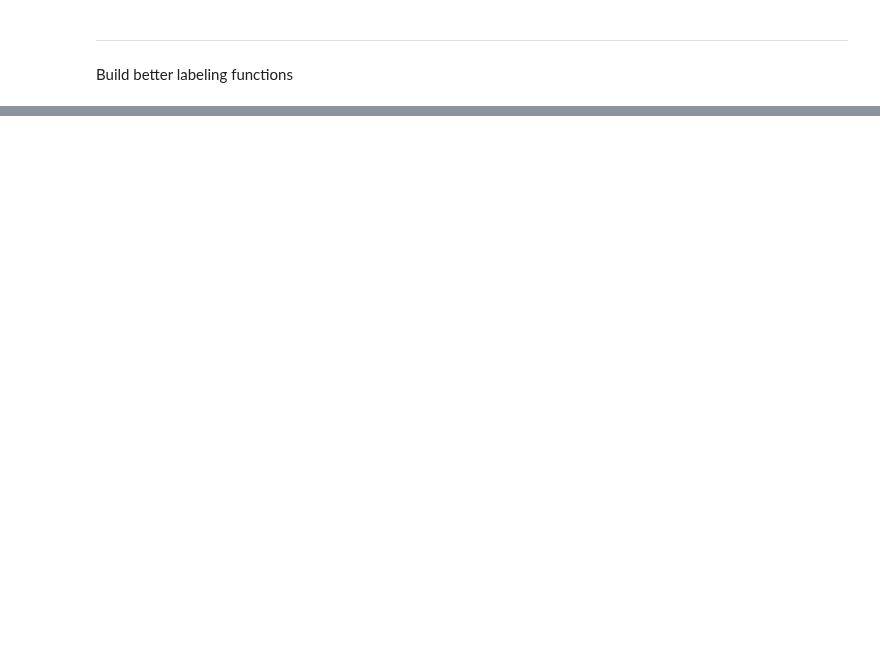
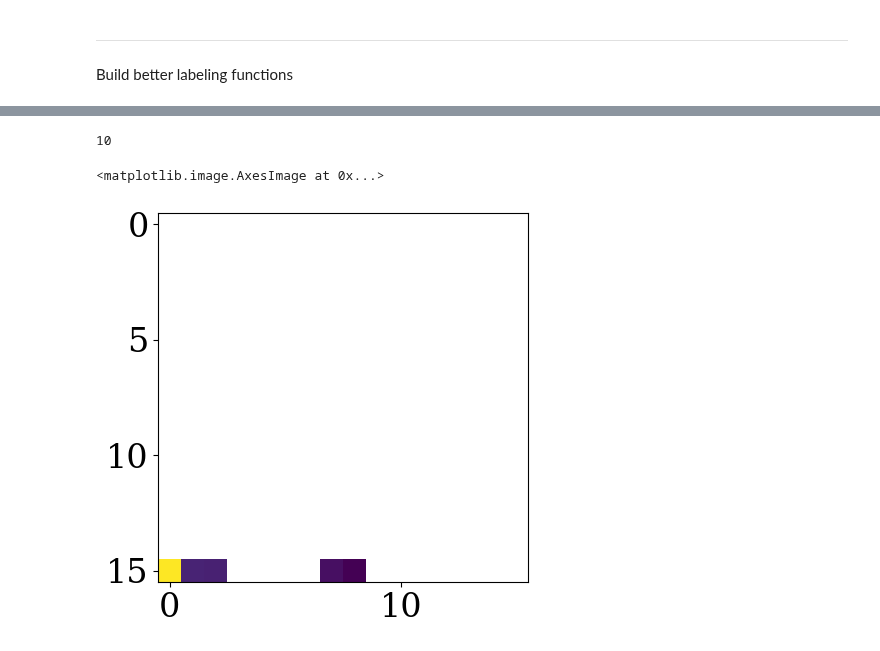
Before and after one commit to lsajkov/strw_mpdg, a Jupyter notebook: build_som.ipynb, the cells around one changed output, grey strips where cells are left out. Cells and saved outputs as stored; diff of their text form; code cells hidden in the pictures; blank space fills up the shorter version.

```diff
--- a/build_som.ipynb
+++ b/build_som.ipynb
@@ -607,0 +563,50 @@ for _ in iteration_map:
+# %%
+
+
+unitary_covar_vector = [1] * SOM.data_dim
+
+labeled_data_bmu_idx = {}
+for index in range(SOM.labeled_data_len):
+
+    bmu_coords = find_bmu_coords(SOM.weights_map,
+                                SOM.labeled_data[index, :SOM.data_dim],
+                                unitary_covar_vector)
+
+    if f'{bmu_coords}' in labeled_data_bmu_idx.keys():
+        labeled_data_bmu_idx[f'{bmu_coords}'].append(index)
+    else:
+        labeled_data_bmu_idx[f'{bmu_coords}'] = []
+        labeled_data_bmu_idx[f'{bmu_coords}'].append(index)
+
+    # self.map_labels = np.full([*self.mapsize, self.params_dim], np.nan)
+
+    # iteration_map = np.nditer(self.map_labels[..., 0], flags = ['multi_index'])
+
+    # for _ in iteration_map:
+
+    #     index = list(iteration_map.multi_index)
+
+    #     if f'{index}' in labeled_data_bmu_idx.keys():
+    #         local_vectors = self.labeled_data[labeled_data_bmu_idx[f'{index}']]
+    #         self.map_labels[*index] = np.nanmedian(local_vectors, axis = 0)
+# %%
+SOM.map_labels = np.full([*SOM.mapsize, SOM.params_dim], np.nan)
+
+iteration_map = np.nditer(SOM.map_labels[..., 0], flags = ['multi_index'])
+
+for _ in iteration_map:
+
+    index = iteration_map.multi_index
+
+    if f'{index}' in labeled_data_bmu_idx.keys():
+        local_vectors = SOM.labeled_data[labeled_data_bmu_idx[f'{index}']]
+        SOM.map_labels[*index] = np.nanmedian(local_vectors[:, -SOM.params_dim:], axis = 0)
+# %%
+np.sum(~np.isnan(SOM.map_labels))
+# %% [output]
+10
+# %%
+plt.imshow(SOM.map_labels[..., 1])
+# %% [output]
+<matplotlib.image.AxesImage at 0x...>
+[figure, added]
```
Also changed, not shown: parts of 10 cells of this notebook, 2 other files.
